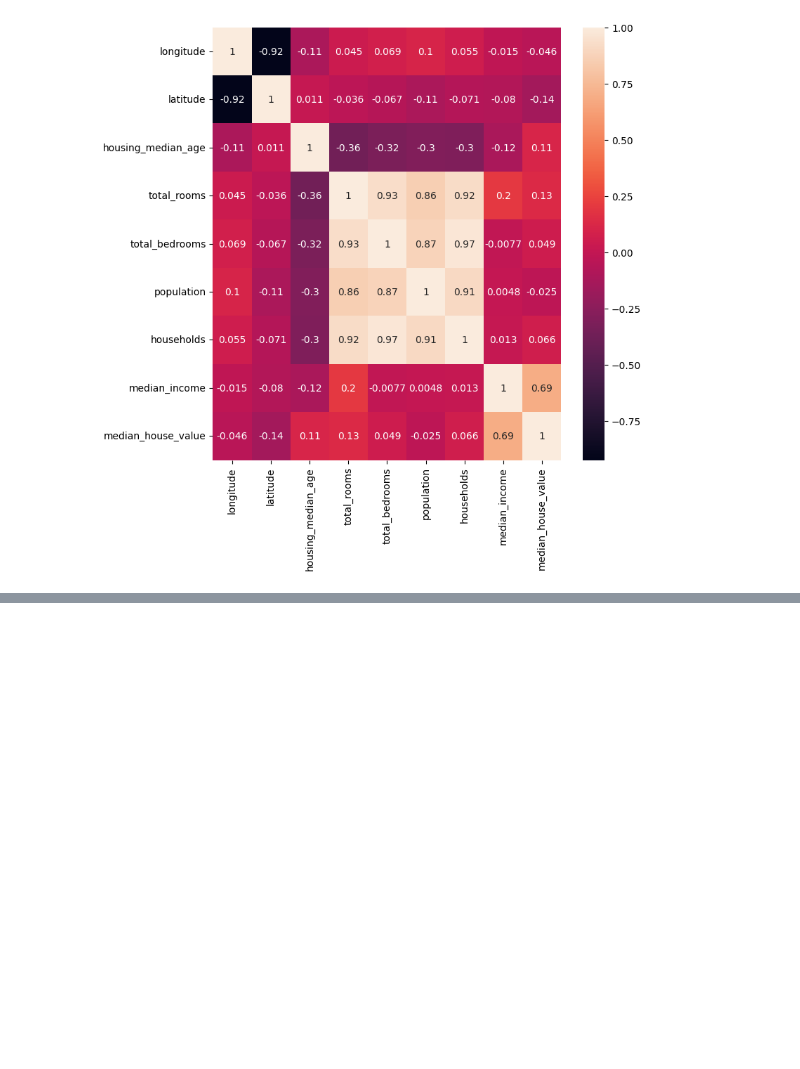
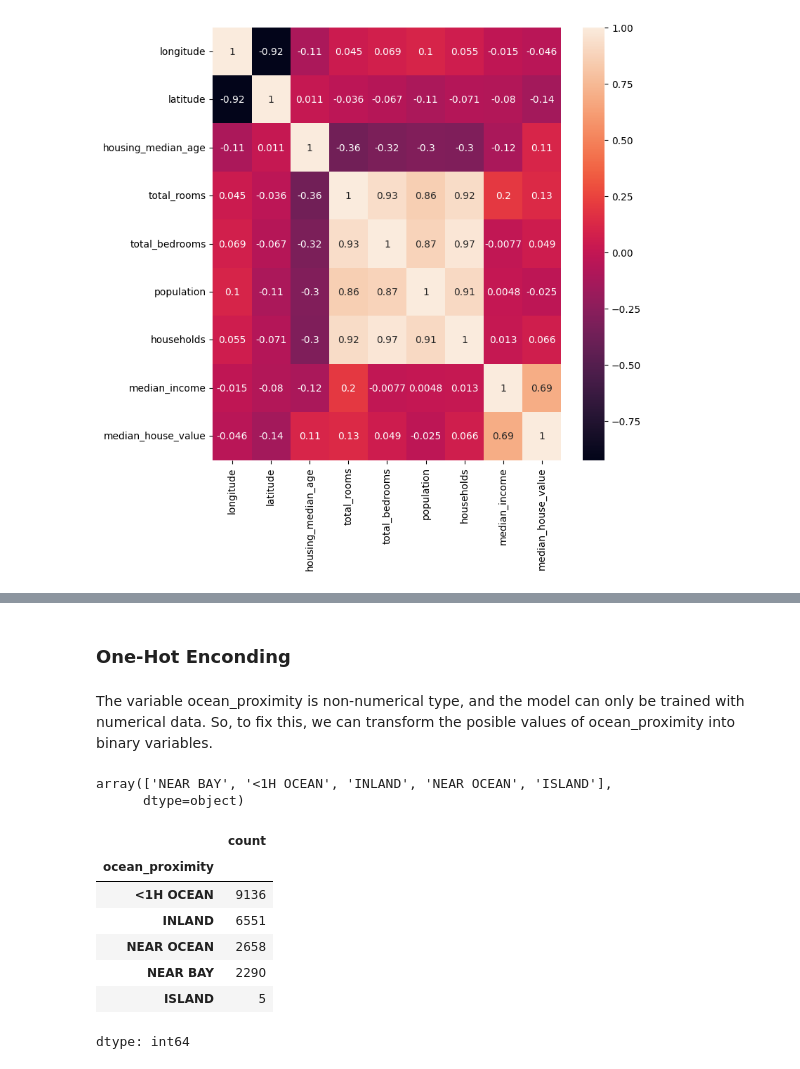
Before and after one commit to ignacio-franciosi/Home-Prediction, a Jupyter notebook: HomePrediction.ipynb, the cells around one changed output, grey strips where cells are left out. Drawn from its saved outputs; the diff is of its cells as text; code cells hidden in the pictures; blank space fills up the shorter version.

```diff
--- a/HomePrediction.ipynb
+++ b/HomePrediction.ipynb
@@ -177,0 +254,22 @@ plt.show()
+# %% [markdown]
+### One-Hot Enconding
+# %% [markdown]
+The variable ocean_proximity is non-numerical type, and the model can only be trained with numerical data. So, to fix this, we can transform the posible values of ocean_proximity into binary variables.
+# %%
+# see the unique categories for OCEAN_PROXIMITY
+housing_df.ocean_proximity.unique()
+# %% [output]
+array(['NEAR BAY', '<1H OCEAN', 'INLAND', 'NEAR OCEAN', 'ISLAND'],
+      dtype=object)
+# %%
+# count
+housing_df["ocean_proximity"].value_counts()
+# %% [output]
+|  | count |
+| ocean_proximity |  |
+| <1H OCEAN | 9136 |
+| INLAND | 6551 |
+| NEAR OCEAN | 2658 |
+| NEAR BAY | 2290 |
+| ISLAND | 5 |
+dtype: int64
```
Also changed, not shown: parts of 9 cells of this notebook.
